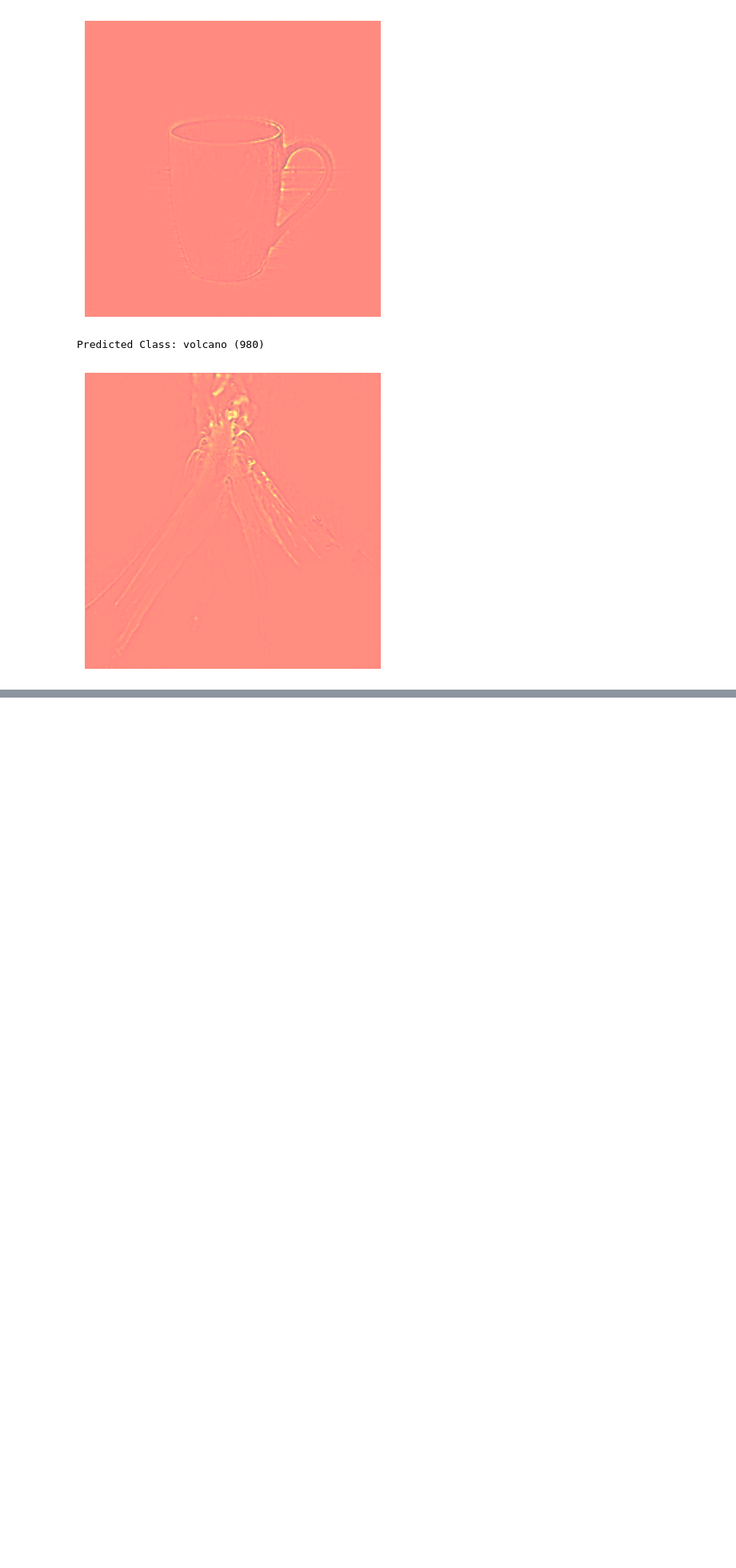
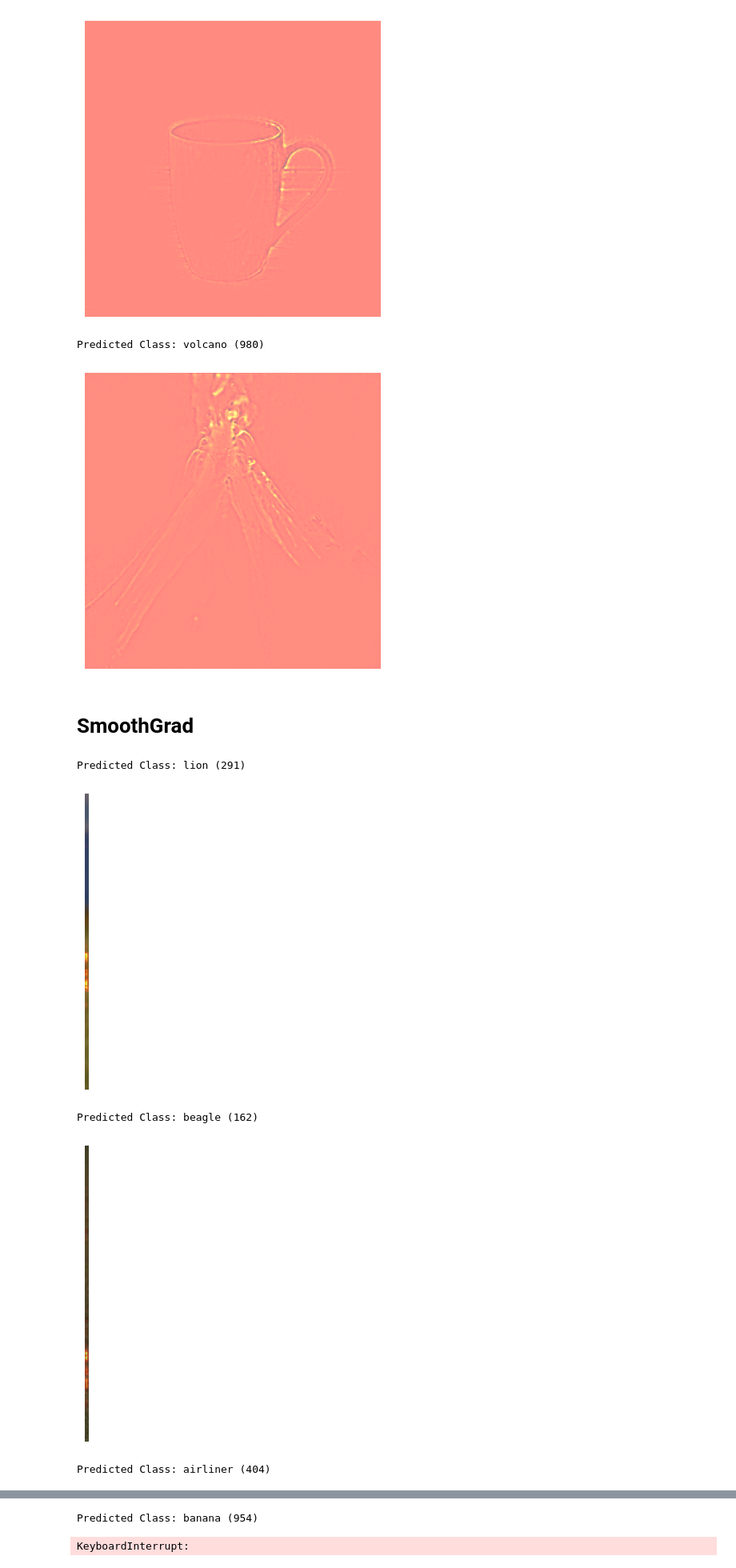
Before and after one commit to moshafieeha/Deep-Learning-Mini-Projects, a Jupyter notebook: Interpretability in an Image Data/Interpretability in an Image Data.ipynb, the cells around one changed output, grey strips where cells are left out. Shown at 80% size. Saved outputs shown, nothing was run; the diff lists cells and outputs as text; code cells hidden in the pictures; blank space fills up the shorter version.

Commit message:
Add SmoothGRAD section

```diff
--- a/Interpretability in an Image Data/Interpretability in an Image Data.ipynb
+++ b/Interpretability in an Image Data/Interpretability in an Image Data.ipynb
@@ -246,16 +221,6 @@ Saliency shape after collapsing channels: (224, 224)
 ## Guided GRAD-CAM
 # %%
 def guided_grad_cam(grad_cam_heatmap, guided_backprop_grads):
-    """
-    Combines Grad-CAM heatmap with guided backpropagation gradients to produce Guided Grad-CAM visualization.
-
-    Args:
-    grad_cam_heatmap (numpy array): Heatmap from Grad-CAM.
-    guided_backprop_grads (numpy array): Gradients from Guided Backpropagation.
-
-    Returns:
-    numpy array: Combined Guided Grad-CAM output.
-    """
     # Ensure guided_backprop_grads is in numpy format and has no extra dimensions
     guided_backprop_grads = guided_backprop_grads.squeeze().numpy()
 
@@ -277,9 +242,6 @@ def guided_grad_cam(grad_cam_heatmap, guided_backprop_grads):
     return cam_gb
 # %%
 def display_guided_grad_cam(image_path, cam_gb):
-    """
-    Displays the original image with Guided Grad-CAM overlay.
-    """
     img = Image.open(image_path)
     img = img.resize((224, 224))
 
@@ -319,3 +281,5 @@ Predicted Class: coffee_mug (504)
 [figure]
 Predicted Class: volcano (980)
 [figure]
+# %% [markdown]
+# SmoothGrad
@@ -321,0 +325,29 @@ Predicted Class: volcano (980)
+# %%
+# Display function adjusted for direct use with tensors
+def display_saliency(image_path, saliency):
+    img = Image.open(image_path)
+    img = img.resize((224, 224))
+    # plt.imshow(img)
+    plt.imshow(saliency, cmap='hot', alpha=0.5)
+    plt.axis('off')
+    plt.show()
+
+# Using the existing VGG16GuidedBackpropSmoothGrad class
+guided_bp_model = VGG16GuidedBackpropSmoothGrad(model)
+
+for image_path in image_paths:
+    image = preprocess_image(image_path)
+    pred_class = predict_image(model, image)
+    print_predicted_class(model, image)
+    smooth_grad = guided_bp_model.generate_smooth_grad(image, pred_class)
+
+    # Convert tensor to numpy array and remove unnecessary dimensions
+    smooth_grad_np = smooth_grad.squeeze().cpu().numpy()
+    smooth_grad_np = np.transpose(smooth_grad_np, (1, 2, 0))
+    display_saliency(image_path, smooth_grad_np)
+# %% [output]
+Predicted Class: lion (291)
+[figure, added]
+Predicted Class: beagle (162)
+[figure, added]
+Predicted Class: airliner (404)
@@ -321,0 +355,2 @@ Predicted Class: volcano (980)
+Predicted Class: banana (954)
+KeyboardInterrupt:
```
Also changed, not shown: parts of 11 cells of this notebook.
